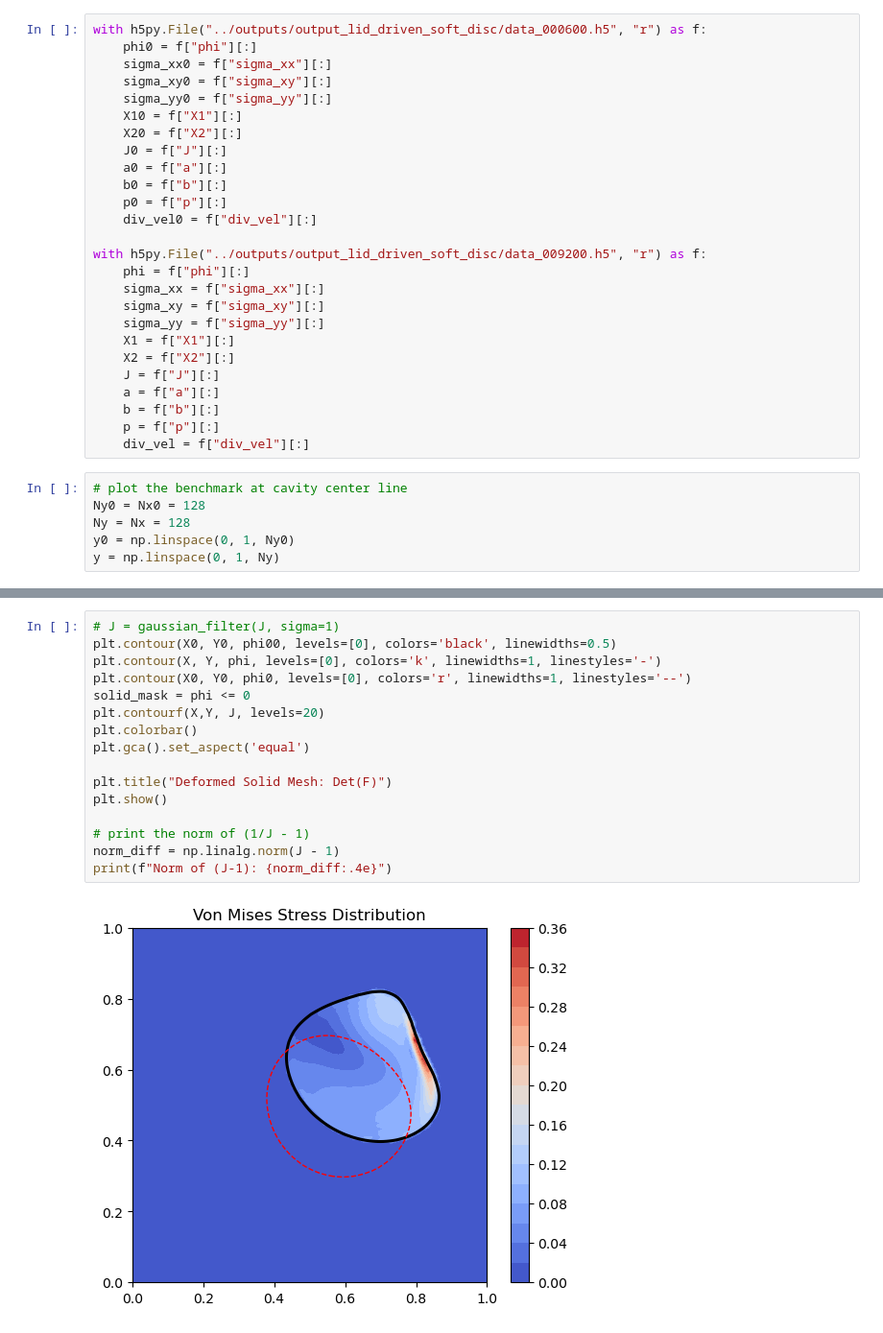
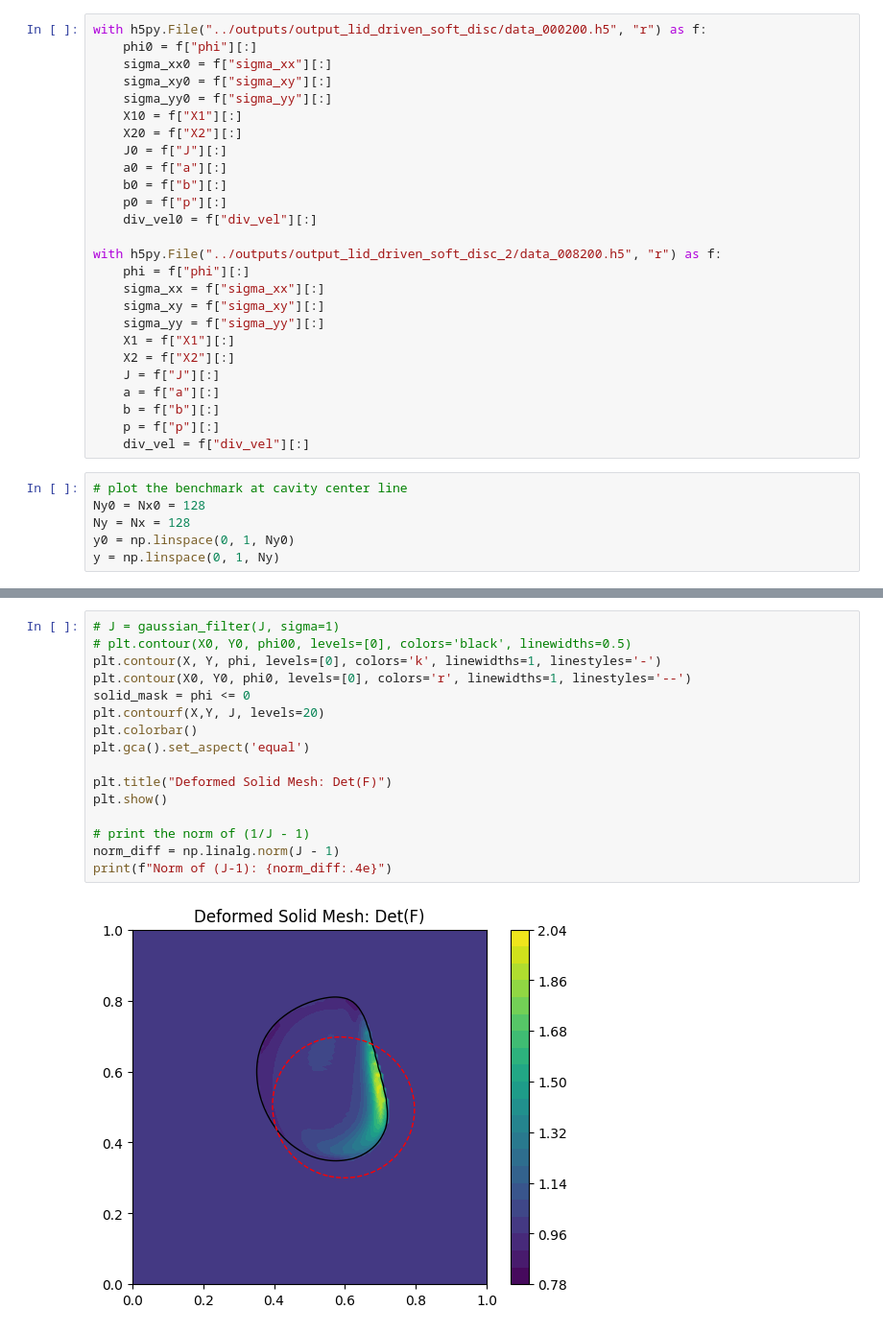
Before and after one commit to samanseifi/pyRMT, a Jupyter notebook: notebooks/plotting.ipynb, the cells around one changed output, grey strips where cells are left out. Shown: that part at 96% size. Drawn from its saved outputs; the diff is of its cells as text.

```diff
--- a/notebooks/plotting.ipynb
+++ b/notebooks/plotting.ipynb
@@ -15,7 +15,7 @@ def create_grid(Nx, Ny, Lx, Ly):
     X, Y = np.meshgrid(x, y)
     return X, Y, dx, dy
 # %%
-with h5py.File("../outputs/output_lid_driven_soft_disc/data_000600.h5", "r") as f:
+with h5py.File("../outputs/output_lid_driven_soft_disc/data_000200.h5", "r") as f:
     phi0 = f["phi"][:]
     sigma_xx0 = f["sigma_xx"][:]
     sigma_xy0 = f["sigma_xy"][:]
@@ -28,7 +28,7 @@ with h5py.File("../outputs/output_lid_driven_soft_disc/data_000600.h5", "r") as
     p0 = f["p"][:]
     div_vel0 = f["div_vel"][:]
 
-with h5py.File("../outputs/output_lid_driven_soft_disc/data_009200.h5", "r") as f:
+with h5py.File("../outputs/output_lid_driven_soft_disc_2/data_008200.h5", "r") as f:
     phi = f["phi"][:]
     sigma_xx = f["sigma_xx"][:]
     sigma_xy = f["sigma_xy"][:]
@@ -151,18 +151,18 @@ plt.show()
 # %%
 # J = gaussian_filter(J, sigma=1)
-plt.contour(X0, Y0, phi00, levels=[0], colors='black', linewidths=0.5)
+# plt.contour(X0, Y0, phi00, levels=[0], colors='black', linewidths=0.5)
 plt.contour(X, Y, phi, levels=[0], colors='k', linewidths=1, linestyles='-')
 plt.contour(X0, Y0, phi0, levels=[0], colors='r', linewidths=1, linestyles='--')
 solid_mask = phi <= 0
 plt.contourf(X,Y, J, levels=20)
 plt.colorbar()
 plt.gca().set_aspect('equal')
 
 plt.title("Deformed Solid Mesh: Det(F)")
 plt.show()
 
 # print the norm of (1/J - 1)
 norm_diff = np.linalg.norm(J - 1)
 print(f"Norm of (J-1): {norm_diff:.4e}")
 # %% [output]
-[figure, old version]
+[figure, new version]
```
Also changed, not shown: parts of 9 cells of this notebook, 2 other files.
